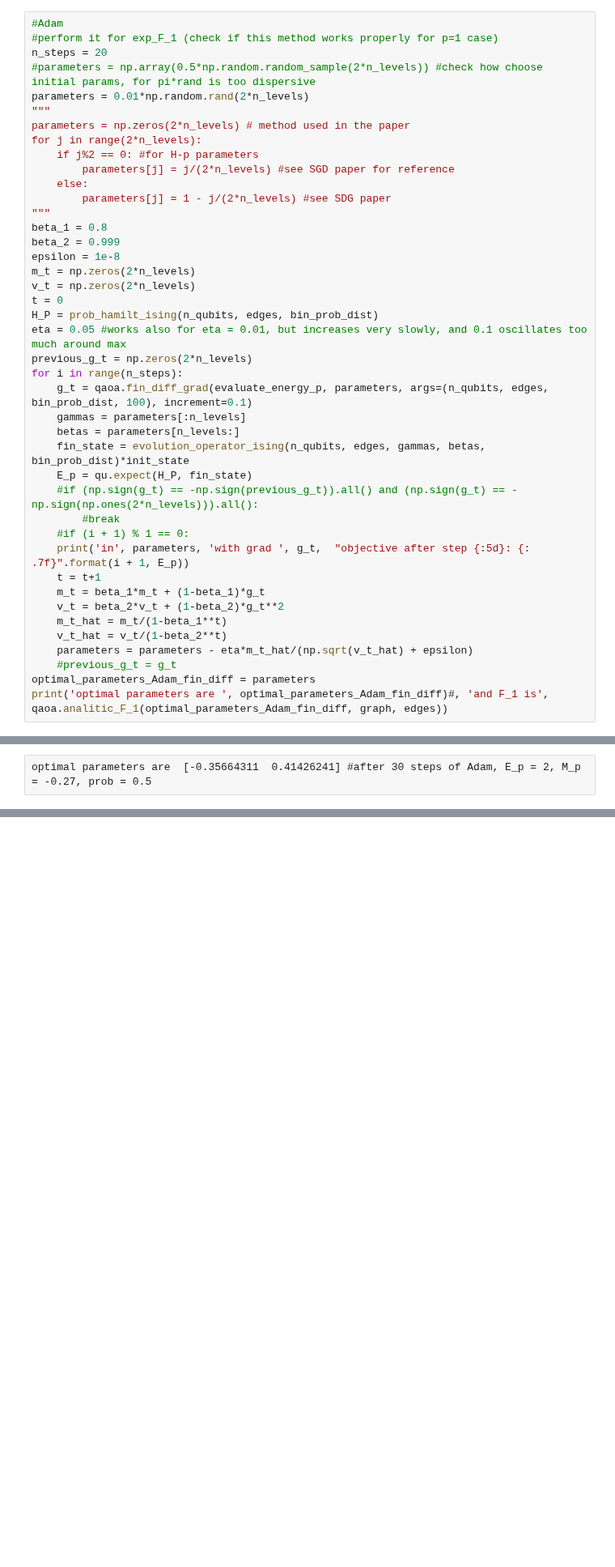
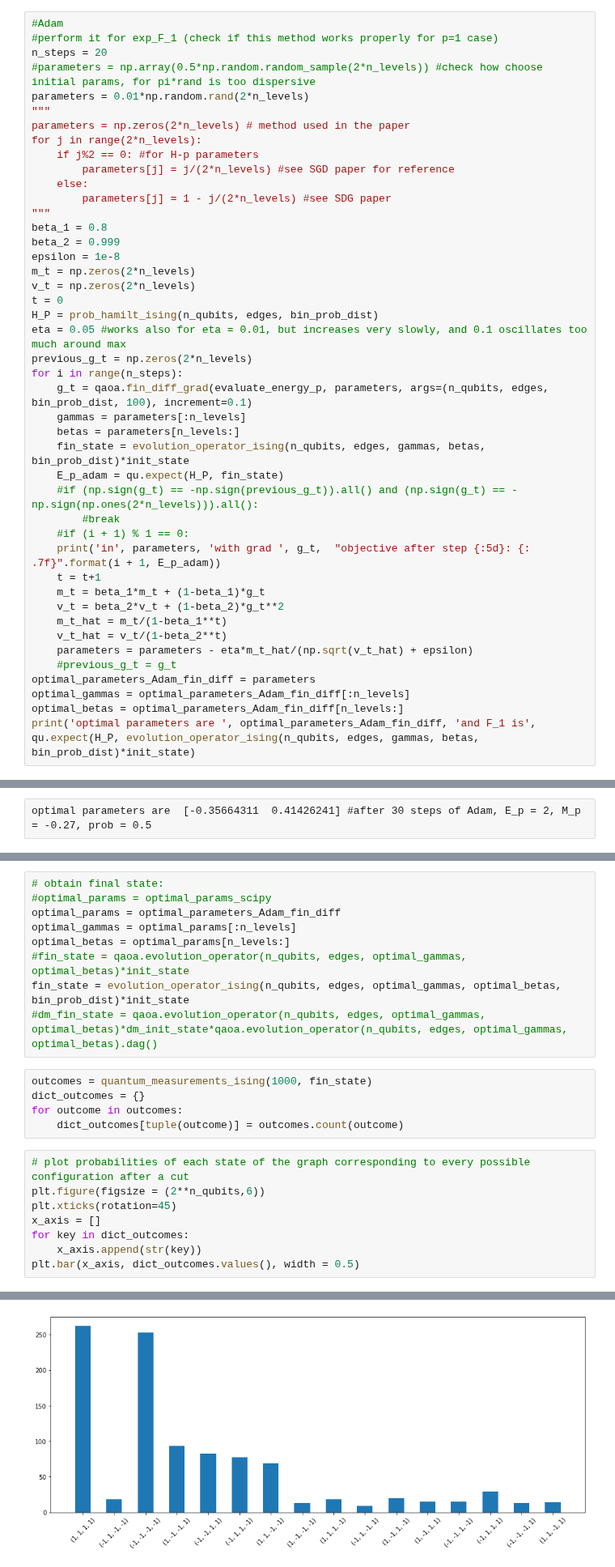
Before and after one commit to andreabasiliorava/Thesis_QAOA, a Jupyter notebook: QAOA_RBIM.ipynb, the cells around one changed output, grey strips where cells are left out. Shown at 81% size. Saved outputs shown, nothing was run; the diff lists cells and outputs as text; blank space fills up the shorter version.

```diff
--- a/QAOA_RBIM.ipynb
+++ b/QAOA_RBIM.ipynb
@@ -581,11 +626,11 @@ for i in range(n_steps):
     gammas = parameters[:n_levels]
     betas = parameters[n_levels:]
     fin_state = evolution_operator_ising(n_qubits, edges, gammas, betas, bin_prob_dist)*init_state
-    E_p = qu.expect(H_P, fin_state)
+    E_p_adam = qu.expect(H_P, fin_state)
     #if (np.sign(g_t) == -np.sign(previous_g_t)).all() and (np.sign(g_t) == -np.sign(np.ones(2*n_levels))).all():
         #break
     #if (i + 1) % 1 == 0:
-    print('in', parameters, 'with grad ', g_t,  "objective after step {:5d}: {: .7f}".format(i + 1, E_p))
+    print('in', parameters, 'with grad ', g_t,  "objective after step {:5d}: {: .7f}".format(i + 1, E_p_adam))
     t = t+1
     m_t = beta_1*m_t + (1-beta_1)*g_t
     v_t = beta_2*v_t + (1-beta_2)*g_t**2
@@ -594,5 +639,7 @@ for i in range(n_steps):
     parameters = parameters - eta*m_t_hat/(np.sqrt(v_t_hat) + epsilon)
     #previous_g_t = g_t
 optimal_parameters_Adam_fin_diff = parameters
-print('optimal parameters are ', optimal_parameters_Adam_fin_diff)#, 'and F_1 is', qaoa.analitic_F_1(optimal_parameters_Adam_fin_diff, graph, edges))
+optimal_gammas = optimal_parameters_Adam_fin_diff[:n_levels]
+optimal_betas = optimal_parameters_Adam_fin_diff[n_levels:]
+print('optimal parameters are ', optimal_parameters_Adam_fin_diff, 'and F_1 is', qu.expect(H_P, evolution_operator_ising(n_qubits, edges, gammas, betas, bin_prob_dist)*init_state)
 # %% [output]
@@ -625,0 +686,23 @@ E_p
+# %%
+# obtain final state:
+#optimal_params = optimal_params_scipy
+optimal_params = optimal_parameters_Adam_fin_diff
+optimal_gammas = optimal_params[:n_levels]
+optimal_betas = optimal_params[n_levels:]
+#fin_state = qaoa.evolution_operator(n_qubits, edges, optimal_gammas, optimal_betas)*init_state
+fin_state = evolution_operator_ising(n_qubits, edges, optimal_gammas, optimal_betas, bin_prob_dist)*init_state
+#dm_fin_state = qaoa.evolution_operator(n_qubits, edges, optimal_gammas, optimal_betas)*dm_init_state*qaoa.evolution_operator(n_qubits, edges, optimal_gammas, optimal_betas).dag()
+# %%
+outcomes = quantum_measurements_ising(1000, fin_state)
+dict_outcomes = {}
+for outcome in outcomes:
+    dict_outcomes[tuple(outcome)] = outcomes.count(outcome)
+# %%
+# plot probabilities of each state of the graph corresponding to every possible configuration after a cut
+plt.figure(figsize = (2**n_qubits,6))
+plt.xticks(rotation=45)
+x_axis = []
+for key in dict_outcomes:
+    x_axis.append(str(key))
+plt.bar(x_axis, dict_outcomes.values(), width = 0.5)
+# %% [output]
@@ -626,3 +710,4 @@ E_p
+[figure, added]
 # %%
 M_p = evaluate_magnetization_p(optimal_params, n_qubits, edges, bin_prob_dist, n_samples)
 M_p
```
Also changed, not shown: parts of 14 cells of this notebook.
